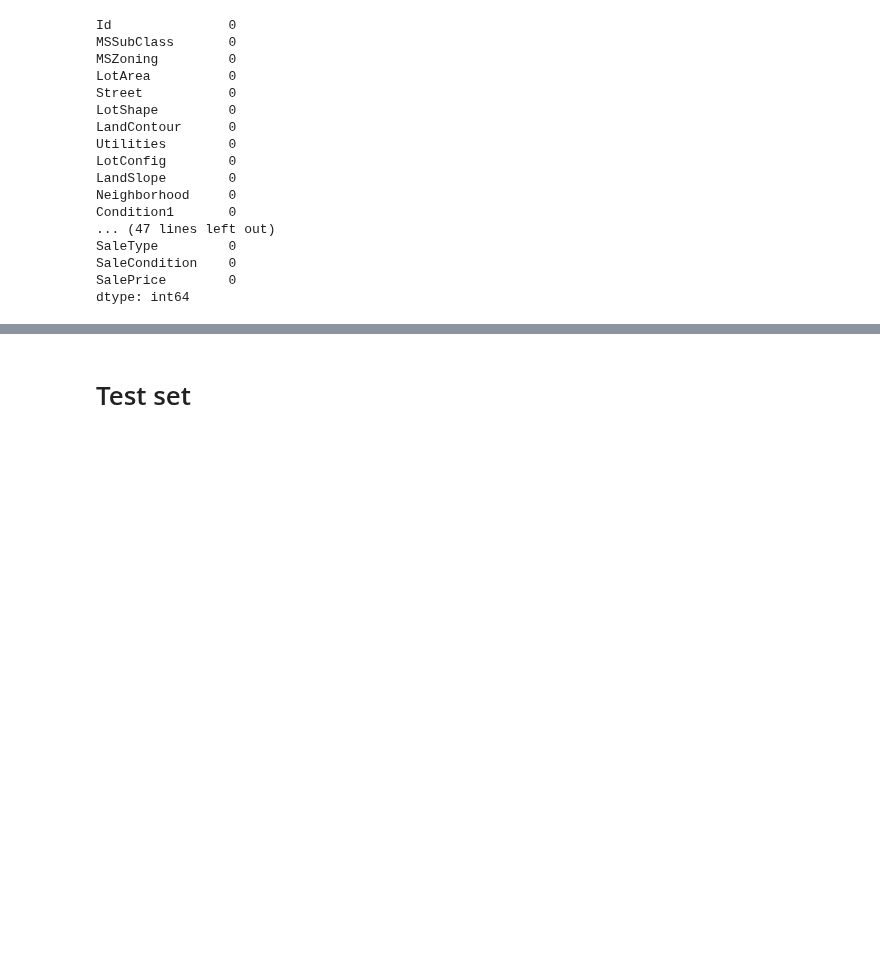
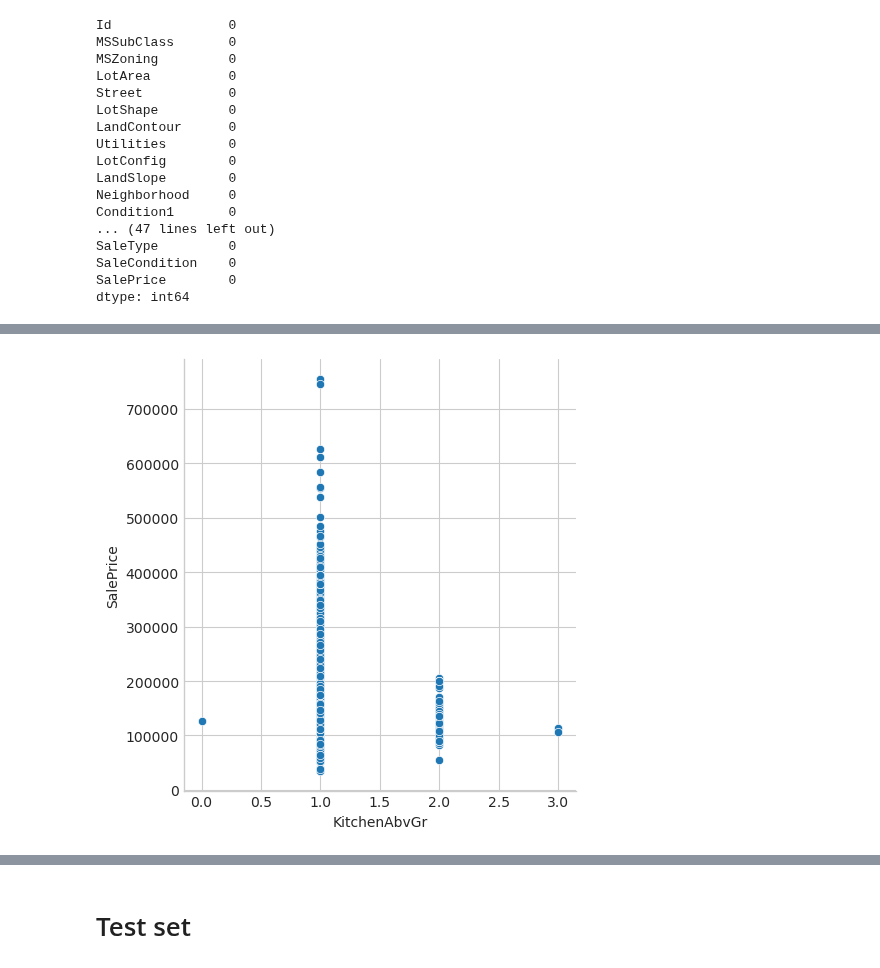
Before and after one commit to yunmokoo/Kaggle_Testing, a Jupyter notebook: housing-price-aug-16.ipynb, the cells around one changed output, grey strips where cells are left out. Saved outputs shown, nothing was run; the diff lists cells and outputs as text; code cells hidden in the pictures; blank space fills up the shorter version.

Commit message:
Kaggle Notebook | Housing Price Aug_16 | Version 7

```diff
--- a/housing-price-aug-16.ipynb
+++ b/housing-price-aug-16.ipynb
@@ -182,3 +260,7 @@ None
+# %%
+sns.relplot(x='KitchenAbvGr', y='SalePrice', data=df_train_filt);
+# %% [output]
+[figure, added]
 # %%
 features = ["YearBuilt", "MoSold", "ScreenPorch", "OverallQual", "OverallCond"]
 sns.relplot(
```
Also changed, not shown: parts of 17 cells of this notebook.
